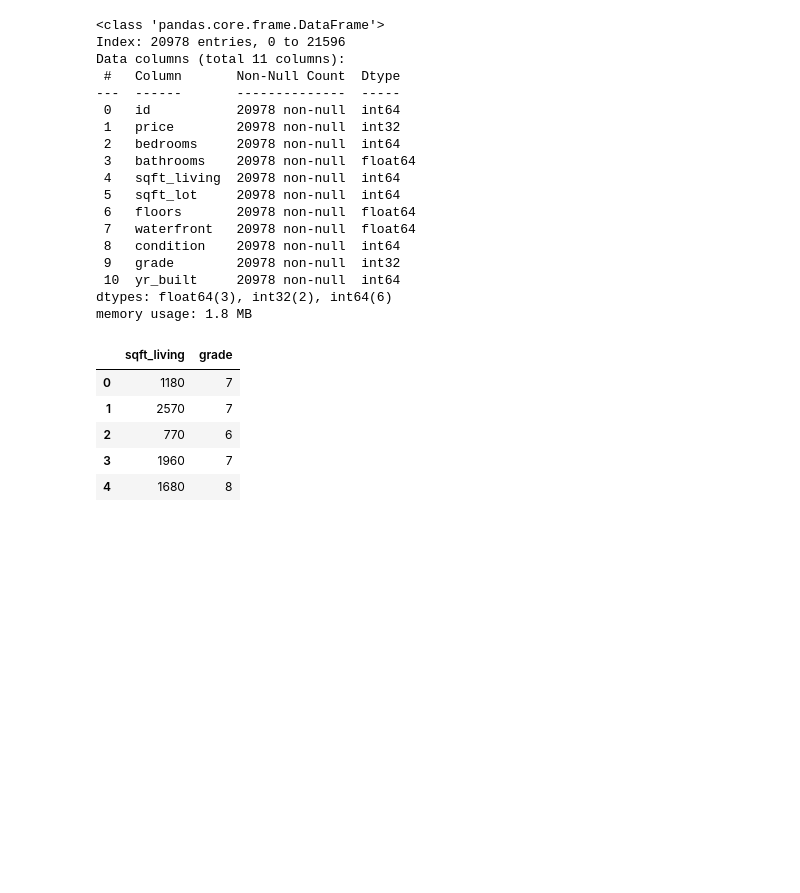
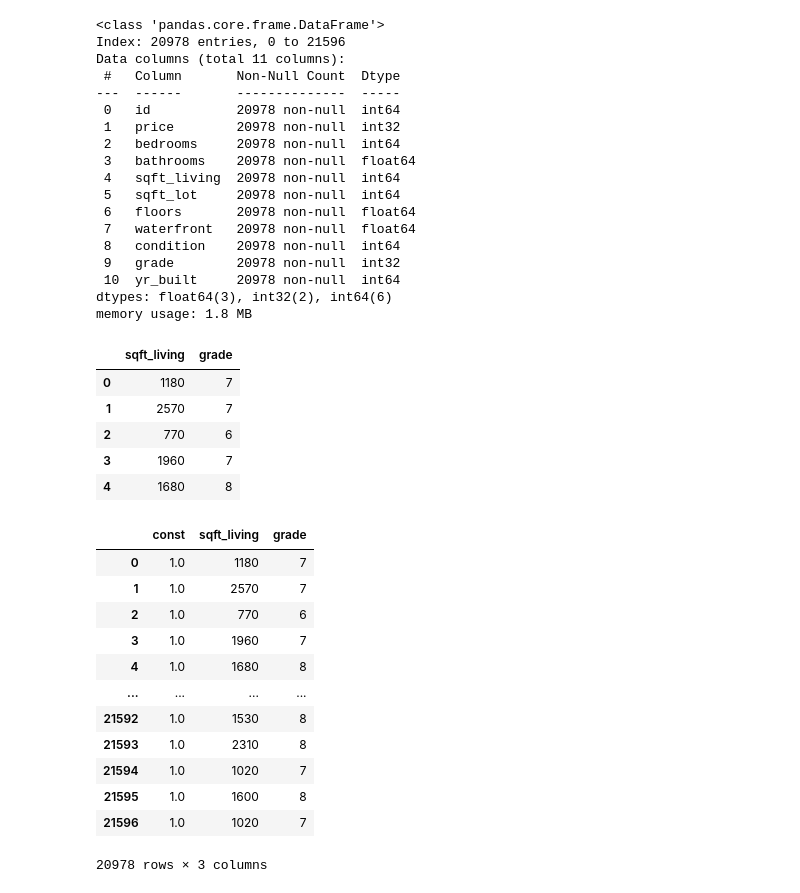
Before and after one commit to clydeochieng/dsc-phase-2-project, a Jupyter notebook: student.ipynb, the cells around one changed output. Drawn from its saved outputs; the diff is of its cells as text; code cells hidden in the pictures; blank space fills up the shorter version.

```diff
--- a/student.ipynb
+++ b/student.ipynb
@@ -1228,3 +1228,23 @@ home_preds0.head()
 | 2 | 770 | 6 |
 | 3 | 1960 | 7 |
 | 4 | 1680 | 8 |
+# %%
+import statsmodels.api as sm
+
+# Assuming home_preds0 is your DataFrame
+predictors0 = sm.add_constant(home_preds0)
+predictors0
+# %% [output]
+|  | const | sqft_living | grade |
+| 0 | 1.0 | 1180 | 7 |
+| 1 | 1.0 | 2570 | 7 |
+| 2 | 1.0 | 770 | 6 |
+| 3 | 1.0 | 1960 | 7 |
+| 4 | 1.0 | 1680 | 8 |
+| ... | ... | ... | ... |
+| 21592 | 1.0 | 1530 | 8 |
+| 21593 | 1.0 | 2310 | 8 |
+| 21594 | 1.0 | 1020 | 7 |
+| 21595 | 1.0 | 1600 | 8 |
+| 21596 | 1.0 | 1020 | 7 |
+20978 rows × 3 columns
```
